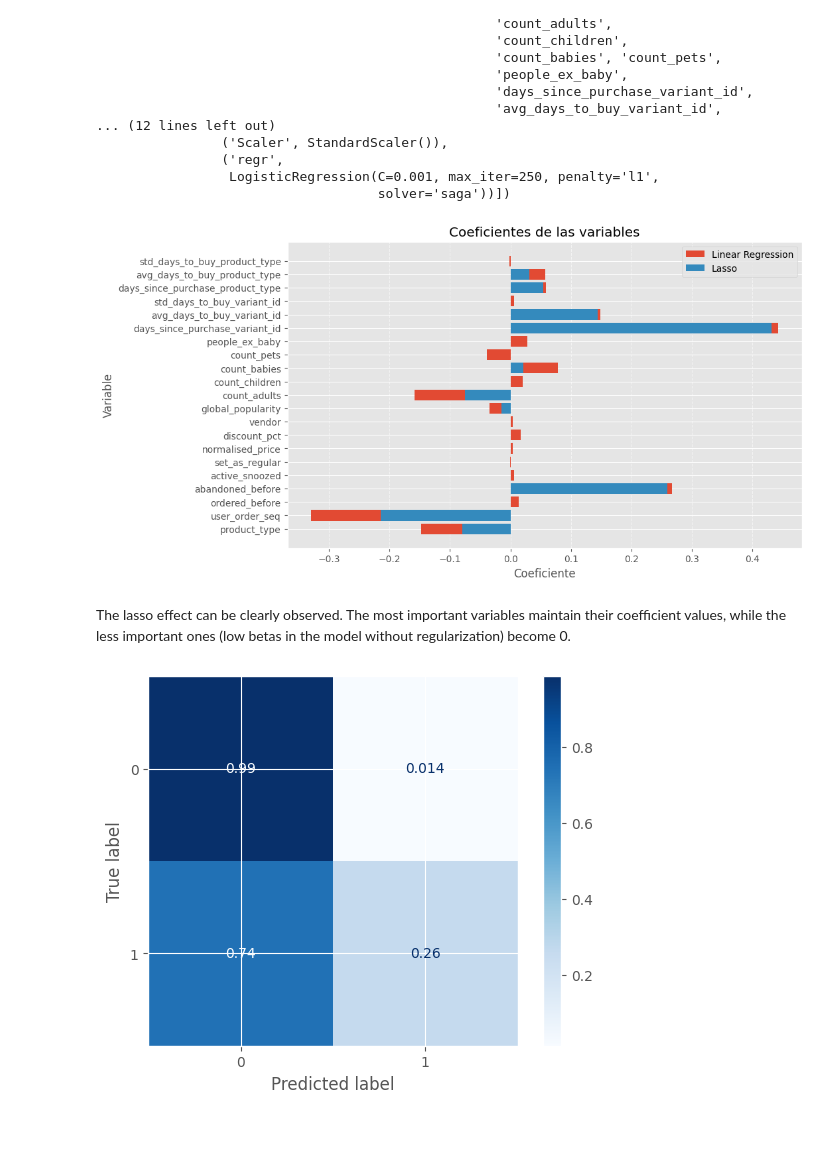
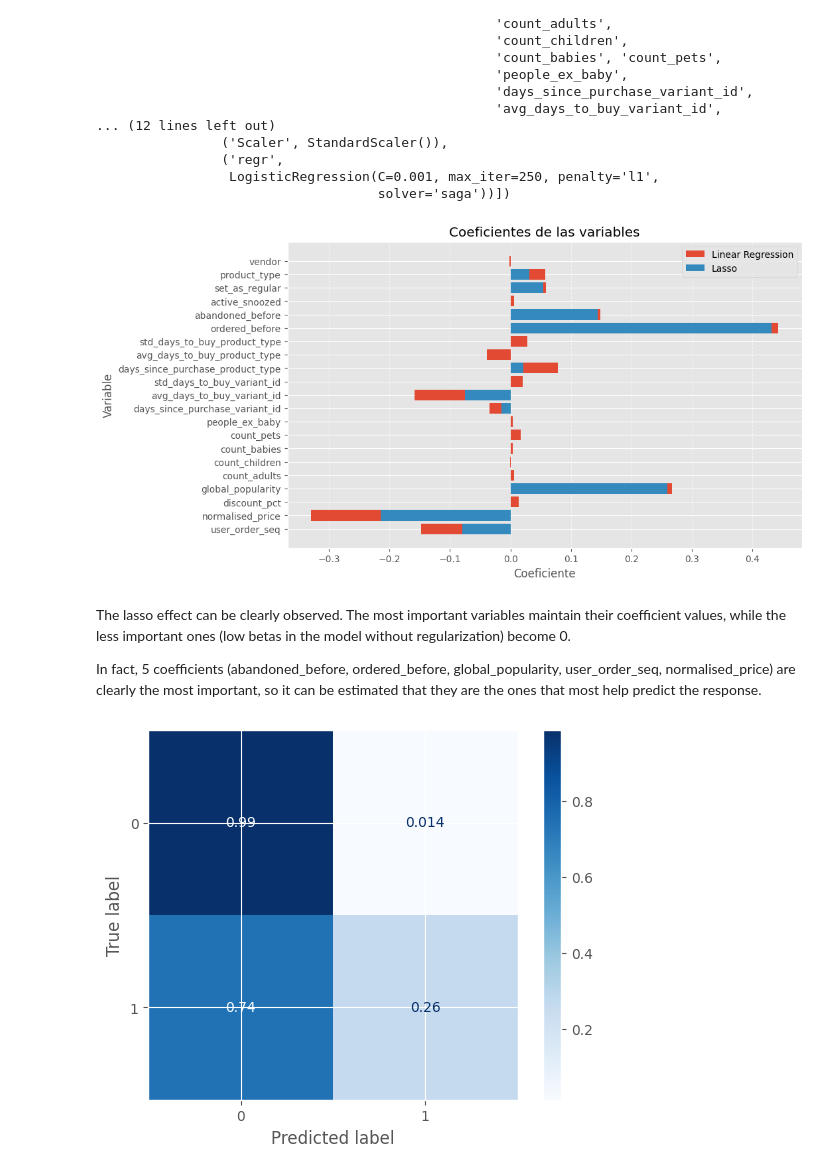
Before and after one commit to uhernando002/zrive-ds, a Jupyter notebook: src/module_3/module_3_milestone1.ipynb, the cells around one changed output. Saved outputs shown, nothing was run; the diff lists cells and outputs as text; code cells hidden in the pictures; blank space fills up the shorter version.

```diff
--- a/src/module_3/module_3_milestone1.ipynb
+++ b/src/module_3/module_3_milestone1.ipynb
@@ -279,7 +280,7 @@ for alpha in values_C:
         ('Freq_Encoding', preprocessor), ('Scaler', StandardScaler()),
         ('regr', linear_model.LogisticRegression(penalty='l2', C = alpha, max_iter=250, solver='lbfgs'))
     ])
-    model.fit(X_train, Y_train)
+    model.fit(X_train[train_columns], Y_train)
     Y_prob = model.predict_proba(X_validation)[:,1]
     roc, auc_roc, precision_recall, auc_precrec = calculate_metrics(Y_prob, Y_validation)
     plot_metrics(f"RIDGE: C({alpha})", roc, auc_roc, precision_recall, auc_precrec, figure=(fig,ax))
@@ -296,4 +297,4 @@ ridge = Pipeline([
         ('Freq_Encoding', preprocessor), ('Scaler', StandardScaler()),
         ('regr', linear_model.LogisticRegression(penalty='l2', C = alpha_opt_ridge, max_iter=250, solver='lbfgs'))
     ])
-ridge.fit(X_train, Y_train)
+ridge.fit(X_train[train_columns], Y_train)
@@ -336,7 +355,7 @@ for alpha in values_C:
         ('Freq_Encoding', preprocessor), ('Scaler', StandardScaler()),
         ('regr', linear_model.LogisticRegression(penalty='l1', C = alpha, max_iter=250, solver='saga'))
     ])
-    model.fit(X_train, Y_train)
+    model.fit(X_train[train_columns], Y_train)
     Y_prob = model.predict_proba(X_validation)[:,1]
     roc, auc_roc, precision_recall, auc_precrec = calculate_metrics(Y_prob, Y_validation)
     plot_metrics(f"LASSO: C({alpha})", roc, auc_roc, precision_recall, auc_precrec, figure=(fig,ax))
@@ -358,7 +377,7 @@ lasso = Pipeline([
         ('regr', linear_model.LogisticRegression(penalty='l1', C = alpha_opt_lasso,
         max_iter=250, solver='saga'))
     ])
-lasso.fit(X_train, Y_train)
+lasso.fit(X_train[train_columns], Y_train)
 # %% [output]
 Pipeline(steps=[('Freq_Encoding',
                  ColumnTransformer(transformers=[('numerical', 'passthrough',
@@ -386,12 +405,14 @@ threshold_lasso = round(np.mean(precision_recall_lasso['Threshold'][(precision_r
 betas_lasso = np.array(lasso.named_steps['regr'].coef_[0])
 # %%
 fig, ax = plt.subplots(figsize=(10, 6))
-plot_betas(model='Linear Regression', columns=X_train.columns, betas=betas_lr, figure=(fig, ax))
-plot_betas(model='Lasso', columns=X_train.columns, betas=betas_lasso, figure=(fig, ax))
+plot_betas(model='Linear Regression', columns=train_columns, betas=betas_lr, figure=(fig, ax))
+plot_betas(model='Lasso', columns=train_columns, betas=betas_lasso, figure=(fig, ax))
 # %% [output]
-[figure, old version]
+[figure, new version]
 # %% [markdown]
 The lasso effect can be clearly observed. The most important variables maintain their coefficient values, while the less important ones (low betas in the model without regularization) become 0.
+
+In fact, 5 coefficients (abandoned_before, ordered_before, global_popularity, user_order_seq, normalised_price) are clearly the most important, so it can be estimated that they are the ones that most help predict the response.
 # %%
 Y_pred_lasso = np.zeros(Y_prob_lasso.shape)
 Y_pred_lasso[Y_prob_lasso > threshold_lasso] = 1
```
Also changed, not shown: parts of 20 cells of this notebook.
